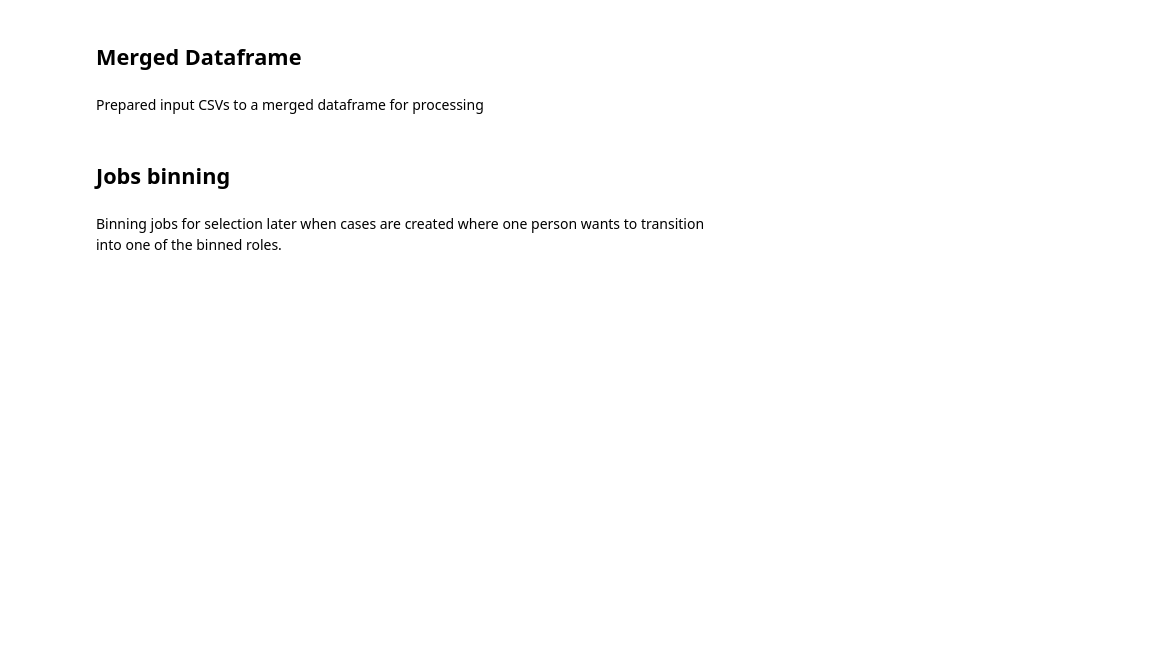
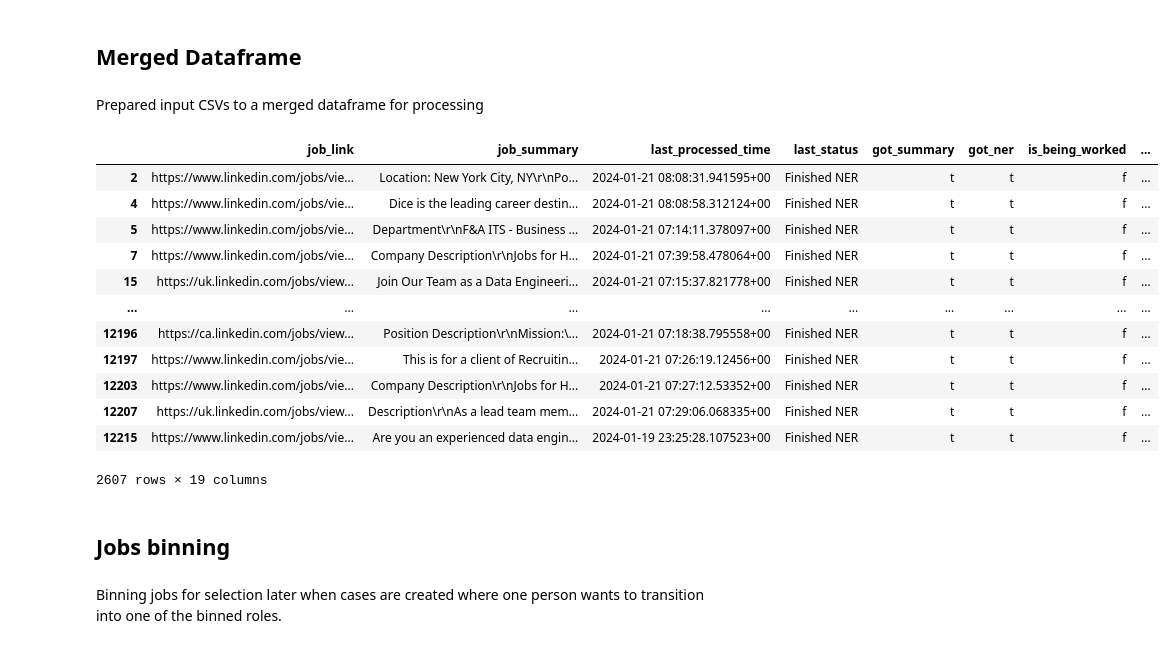
Before and after one commit to vsitucal-personal/DMW2_Final, a Jupyter notebook: DMW2_not_interactive SAB_V copy.ipynb, the cells around one changed output. Saved outputs shown, nothing was run; the diff lists cells and outputs as text; code cells hidden in the pictures; blank space fills up the shorter version.

```diff
--- a/DMW2_not_interactive SAB_V copy.ipynb
+++ b/DMW2_not_interactive SAB_V copy.ipynb
@@ -150,6 +166,22 @@ plt.show()
 ## Merged Dataframe
 # %% [markdown]
 Prepared input CSVs to a merged dataframe for processing
+# %%
+merged_df[merged_df['job_title_new']== 'data engineer']
+# %% [output]
+|  | job_link | job_summary | last_processed_time | last_status | got_summary | got_ner | is_being_worked | ... |
+| 2 | https://www.linkedin.com/jobs/vie... | Location: New York City, NY\r\nPo... | 2024-01-21 08:08:31.941595+00 | Finished NER | t | t | f | ... |
+| 4 | https://www.linkedin.com/jobs/vie... | Dice is the leading career destin... | 2024-01-21 08:08:58.312124+00 | Finished NER | t | t | f | ... |
+| 5 | https://www.linkedin.com/jobs/vie... | Department\r\nF&A ITS - Business ... | 2024-01-21 07:14:11.378097+00 | Finished NER | t | t | f | ... |
+| 7 | https://www.linkedin.com/jobs/vie... | Company Description\r\nJobs for H... | 2024-01-21 07:39:58.478064+00 | Finished NER | t | t | f | ... |
+| 15 | https://uk.linkedin.com/jobs/view... | Join Our Team as a Data Engineeri... | 2024-01-21 07:15:37.821778+00 | Finished NER | t | t | f | ... |
+| ... | ... | ... | ... | ... | ... | ... | ... | ... |
+| 12196 | https://ca.linkedin.com/jobs/view... | Position Description\r\nMission:\... | 2024-01-21 07:18:38.795558+00 | Finished NER | t | t | f | ... |
+| 12197 | https://www.linkedin.com/jobs/vie... | This is for a client of Recruitin... | 2024-01-21 07:26:19.12456+00 | Finished NER | t | t | f | ... |
+| 12203 | https://www.linkedin.com/jobs/vie... | Company Description\r\nJobs for H... | 2024-01-21 07:27:12.53352+00 | Finished NER | t | t | f | ... |
+| 12207 | https://uk.linkedin.com/jobs/view... | Description\r\nAs a lead team mem... | 2024-01-21 07:29:06.068335+00 | Finished NER | t | t | f | ... |
+| 12215 | https://www.linkedin.com/jobs/vie... | Are you an experienced data engin... | 2024-01-19 23:25:28.107523+00 | Finished NER | t | t | f | ... |
+2607 rows × 19 columns
 # %%
 merged_df = init_jobs()
 # %% [markdown]
```
Also changed, not shown: parts of 5 cells of this notebook, 5 other files.
